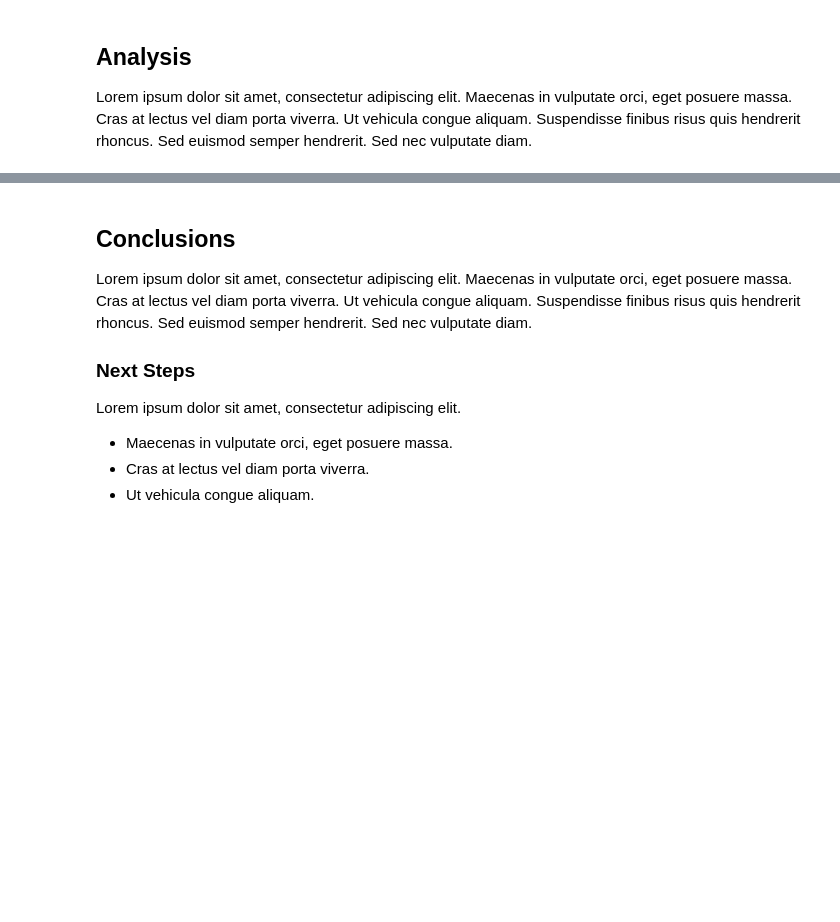
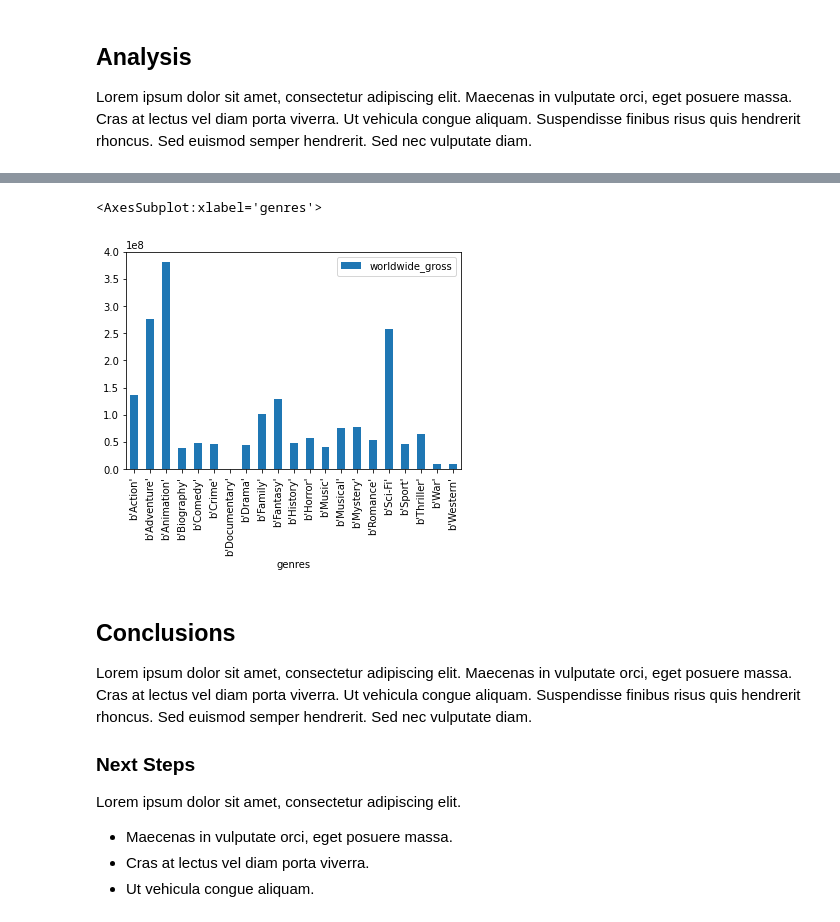
Before and after one commit to robertharrow/microsoft-movie-studio-analysis, a Jupyter notebook: microsoft_movie_studio_analysis.ipynb, the cells around one changed output, grey strips where cells are left out. Saved outputs shown, nothing was run; the diff lists cells and outputs as text; code cells hidden in the pictures; blank space fills up the shorter version.

```diff
--- a/microsoft_movie_studio_analysis.ipynb
+++ b/microsoft_movie_studio_analysis.ipynb
@@ -618,3 +591,8 @@ final_data.groupby('isAction')['production_budget'].describe()
+# %%
+final_data.groupby('genres')['worldwide_gross'].median().plot(kind='bar',legend=True)
+# %% [output]
+<AxesSubplot:xlabel='genres'>
+[figure, added]
 # %% [markdown]
 ## Conclusions
 
```
Also changed, not shown: parts of 15 cells of this notebook.
